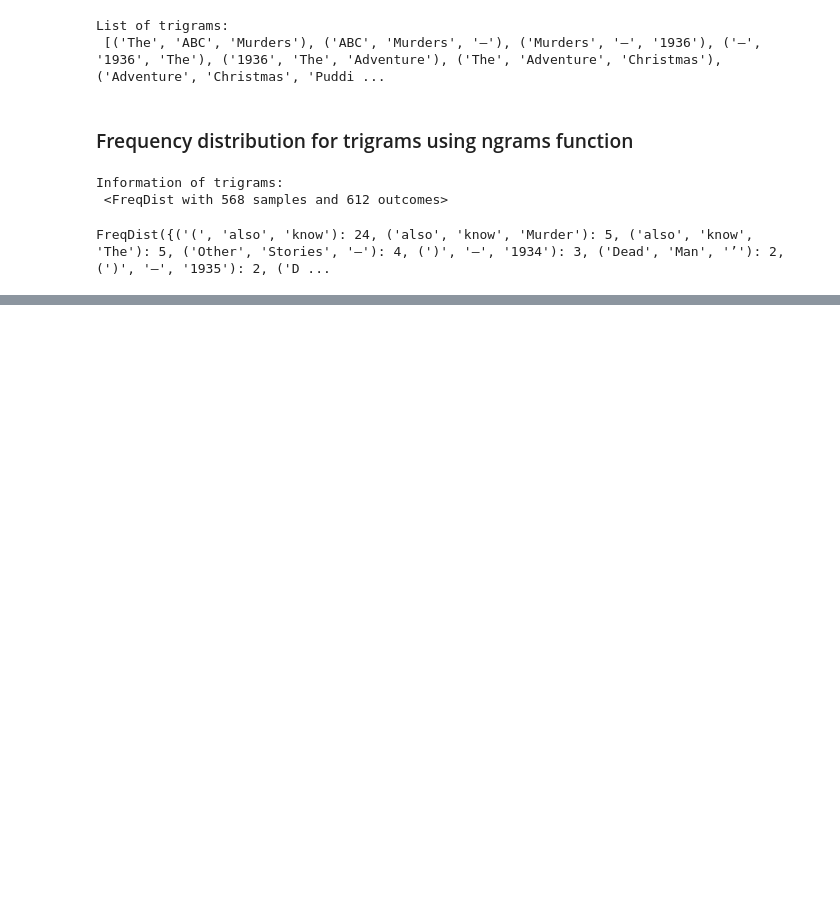
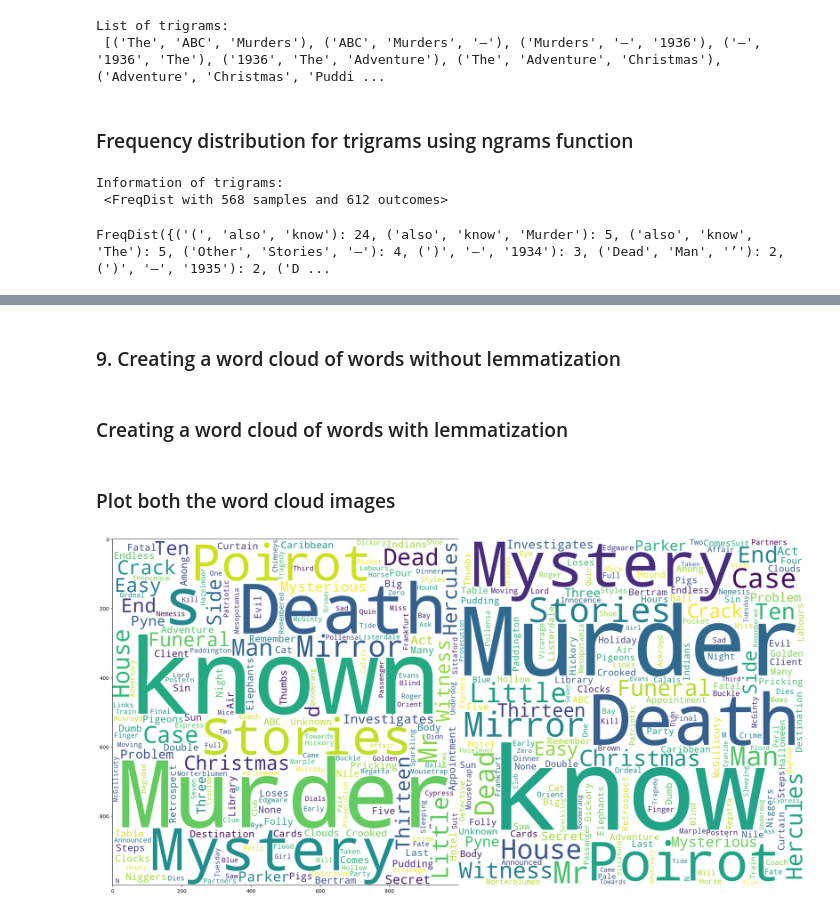
Before and after one commit to prodip1023/Machine_Learning_for_Text_And_Image_Data_Analysis, a Jupyter notebook: Section-1_introduction_to_text_image_data_analysis/Text_And_Image_Pre-Processing/text_preprocessing.ipynb, the cells around one changed output, grey strips where cells are left out. Saved outputs shown, nothing was run; the diff lists cells and outputs as text; code cells hidden in the pictures; blank space fills up the shorter version.

```diff
--- a/Section-1_introduction_to_text_image_data_analysis/Text_And_Image_Pre-Processing/text_preprocessing.ipynb
+++ b/Section-1_introduction_to_text_image_data_analysis/Text_And_Image_Pre-Processing/text_preprocessing.ipynb
@@ -582,0 +597,39 @@ FreqDist({('(', 'also', 'know'): 24, ('also', 'know', 'Murder'): 5, ('also', 'kn
+# %% [markdown]
+### 9. Creating a word cloud of words without lemmatization
+# %%
+start_all_words = ''
+stopwords = set(STOPWORDS)
+
+for word in doc_tokens:
+    start_all_words += word + ' '
+
+start_wordcloud = WordCloud(width=1000,height=1000,
+                            background_color='white',
+                            stopwords=stopwords,
+                            min_font_size=10).generate(start_all_words)
+# %% [markdown]
+### Creating a word cloud of words with lemmatization
+# %%
+clean_all_words = ''
+
+for newword in lemlist:
+    clean_all_words += newword + ' '
+
+clean_wordcloud = WordCloud(width=1000,height=1000,
+                            background_color='white',
+                            stopwords=stopwords,
+                            min_font_size=10).generate(clean_all_words)
+# %% [markdown]
+### Plot both the word cloud images
+# %%
+plt.figure(1,figsize=(20,10))
+plt.subplot(121)
+plt.imshow(start_wordcloud)
+plt.subplot(122)
+plt.imshow(clean_wordcloud)
+plt.axis("off")
+plt.tight_layout(pad=0)
+plt.savefig('image.jpg')
+plt.show()
+# %% [output]
+[figure, added]
```
Also changed, not shown: parts of 31 cells of this notebook, 8 other files.
